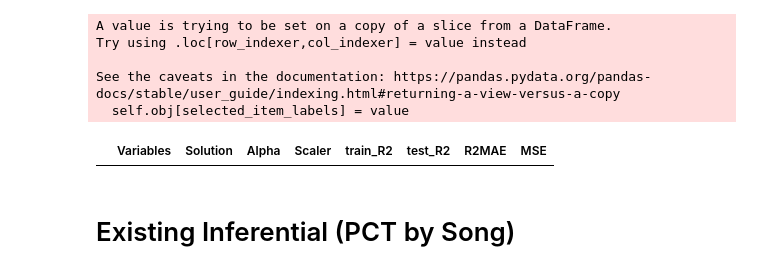
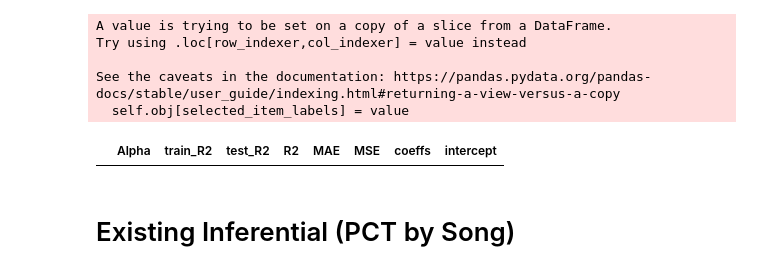
Before and after one commit to hoonzi-s/APC, a Jupyter notebook: #1ALK_213BTMRVP_R5.ipynb, the cells around one changed output. Cells and saved outputs as stored; diff of their text form; code cells hidden in the pictures.

```diff
--- a/#1ALK_213BTMRVP_R5.ipynb
+++ b/#1ALK_213BTMRVP_R5.ipynb
@@ -62,10 +65,10 @@ Try using .loc[row_indexer,col_indexer] = value instead
 See the caveats in the documentation: https://pandas.pydata.org/pandas-docs/stable/user_guide/indexing.html#returning-a-view-versus-a-copy
   self.obj[selected_item_labels] = value
 # %%
-information = pd.DataFrame(columns=['Variables', 'Solution', 'Alpha', 'Scaler', 'train_R2', 'test_R2', 'R2' 'MAE', 'MSE'])
-information
+results = pd.DataFrame(columns=['Alpha', 'train_R2', 'test_R2', 'R2', 'MAE', 'MSE', 'coeffs', 'intercept'])
+results
 # %% [output]
-|  | Variables | Solution | Alpha | Scaler | train_R2 | test_R2 | R2MAE | MSE |
+|  | Alpha | train_R2 | test_R2 | R2 | MAE | MSE | coeffs | intercept |
 # %% [markdown]
 # Existing Inferential (PCT by Song)
 # %%
```
Also changed, not shown: parts of 40 cells of this notebook.
